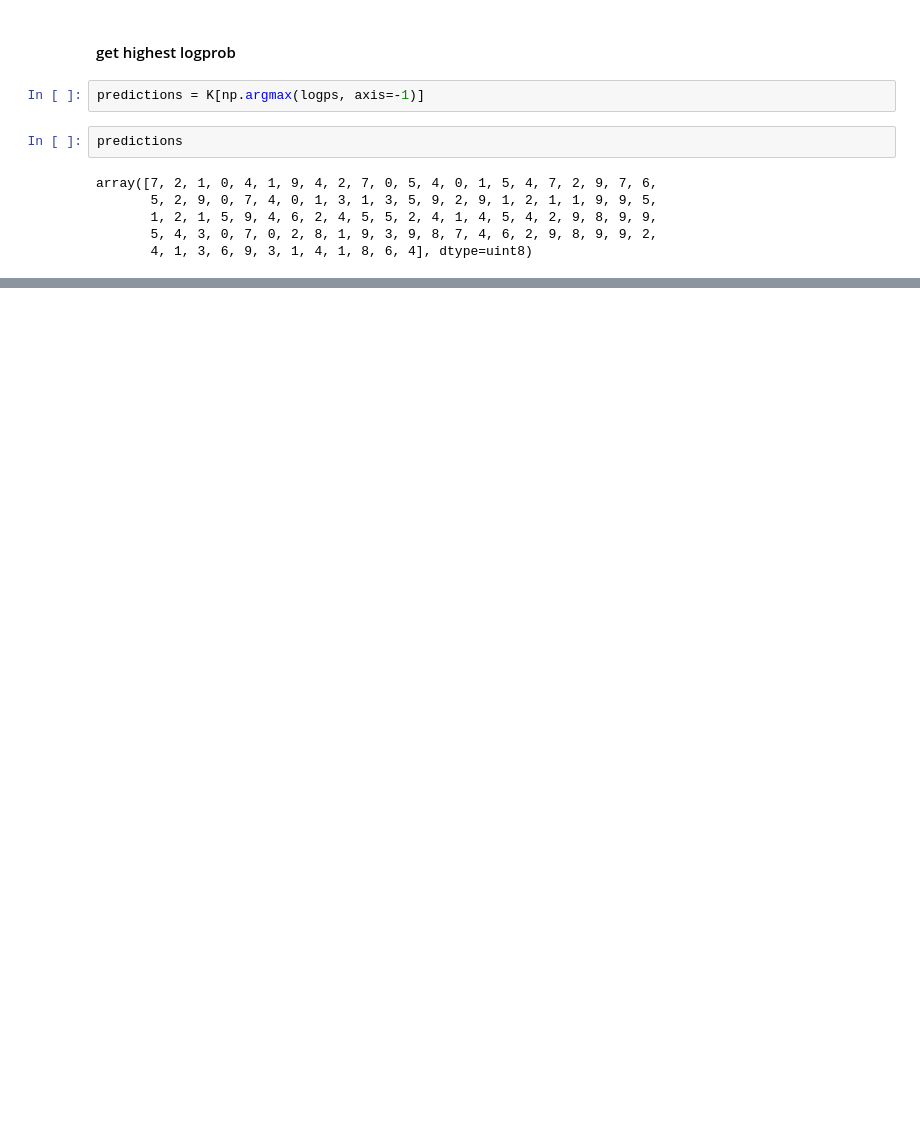
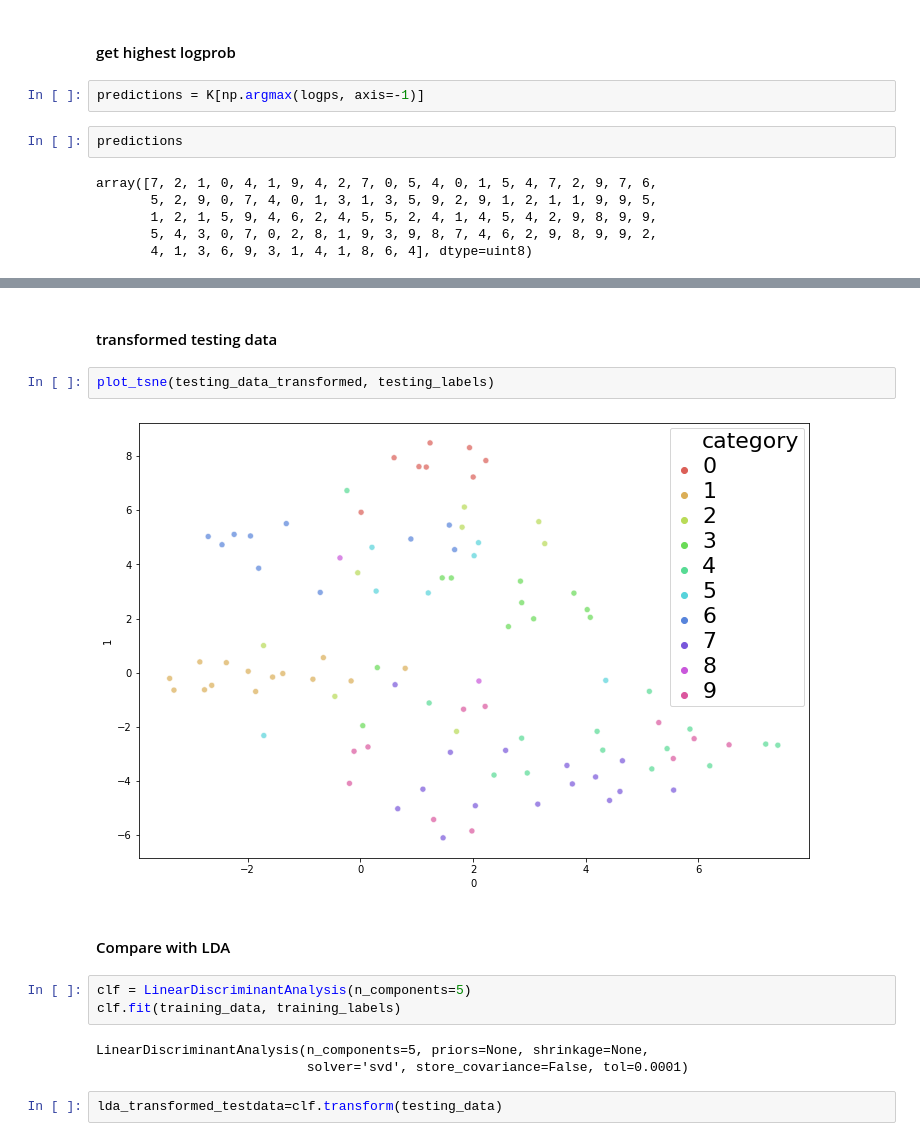
Before and after one commit to RRisto/learning, a Jupyter notebook: linear_algebra_learn/linear_discriminant_analysis/probabilistic_linear_discriminant_analysis.ipynb, the cells around one changed output, grey strips where cells are left out. Cells and saved outputs as stored; diff of their text form; blank space fills up the shorter version.

```diff
--- a/linear_algebra_learn/linear_discriminant_analysis/probabilistic_linear_discriminant_analysis.ipynb
+++ b/linear_algebra_learn/linear_discriminant_analysis/probabilistic_linear_discriminant_analysis.ipynb
@@ -425,0 +465,16 @@ array([7, 2, 1, 0, 4, 1, 9, 4, 2, 7, 0, 5, 4, 0, 1, 5, 4, 7, 2, 9, 7, 6,
+# %% [markdown]
+#### transformed testing data
+# %%
+plot_tsne(testing_data_transformed, testing_labels)
+# %% [output]
+[figure, added]
+# %% [markdown]
+#### Compare with LDA
+# %%
+clf = LinearDiscriminantAnalysis(n_components=5)
+clf.fit(training_data, training_labels)
+# %% [output]
+LinearDiscriminantAnalysis(n_components=5, priors=None, shrinkage=None,
+                           solver='svd', store_covariance=False, tol=0.0001)
+# %%
+lda_transformed_testdata=clf.transform(testing_data)
```
Also changed, not shown: parts of 19 cells of this notebook.
